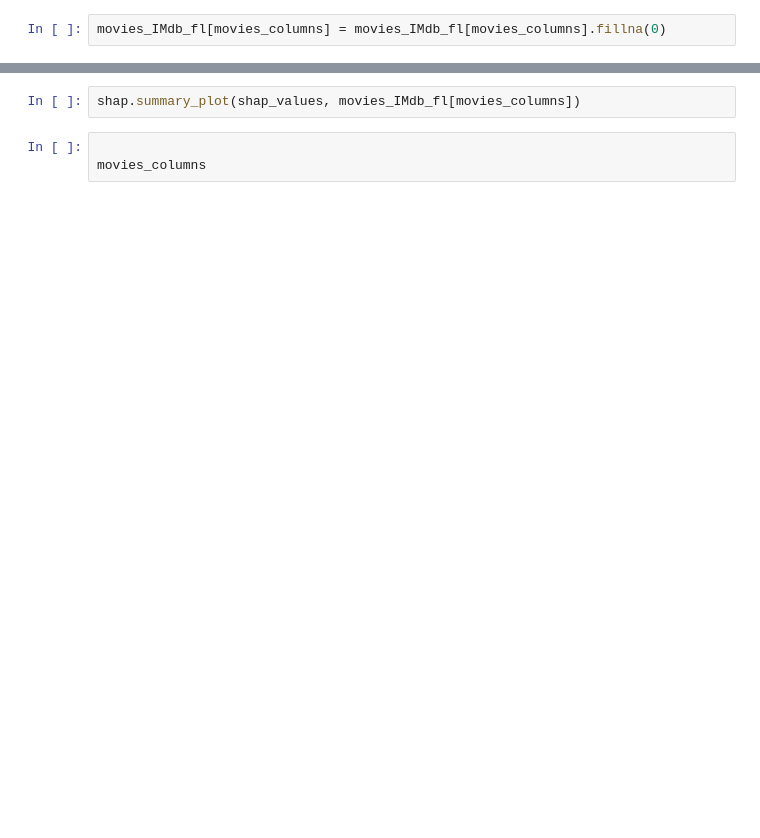
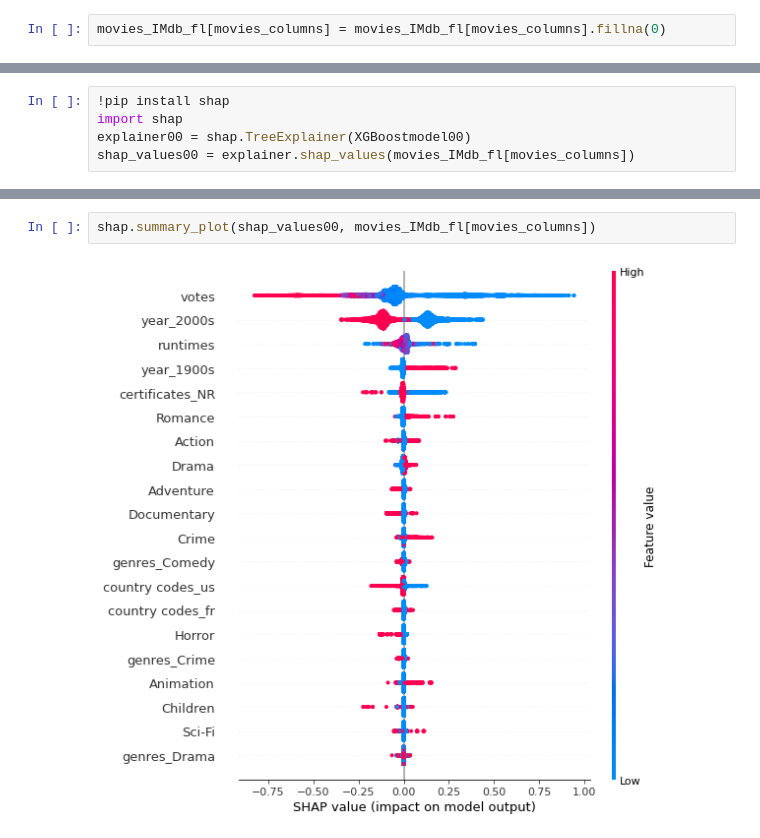
Before and after one commit to SanchayniB/Serendipitous-Recommender-System, a Jupyter notebook: Models/clusteranalysis.ipynb, the cells around one changed output, grey strips where cells are left out. Drawn from its saved outputs; the diff is of its cells as text; blank space fills up the shorter version.

```diff
--- a/Models/clusteranalysis.ipynb
+++ b/Models/clusteranalysis.ipynb
@@ -239,0 +272,5 @@ shap.summary_plot(shap_values, movies_IMdb_fl[movies_columns], plot_type="bar")
+# %%
+!pip install shap
+import shap
+explainer00 = shap.TreeExplainer(XGBoostmodel00)
+shap_values00 = explainer.shap_values(movies_IMdb_fl[movies_columns])
@@ -240,5 +289,4 @@ shap.summary_plot(shap_values, movies_IMdb_fl[movies_columns], plot_type="bar")
 # %%
-shap.summary_plot(shap_values, movies_IMdb_fl[movies_columns])
+shap.summary_plot(shap_values00, movies_IMdb_fl[movies_columns])
+# %% [output]
+[figure, added]
-# %%
-
-movies_columns
```
Also changed, not shown: parts of 40 cells of this notebook.
